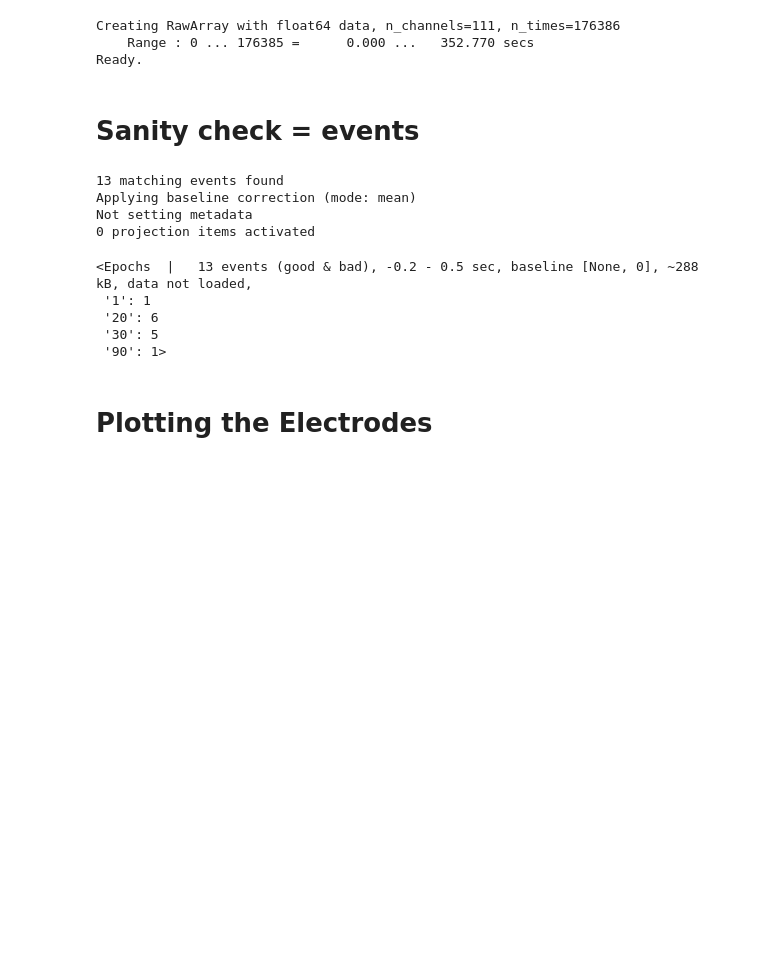
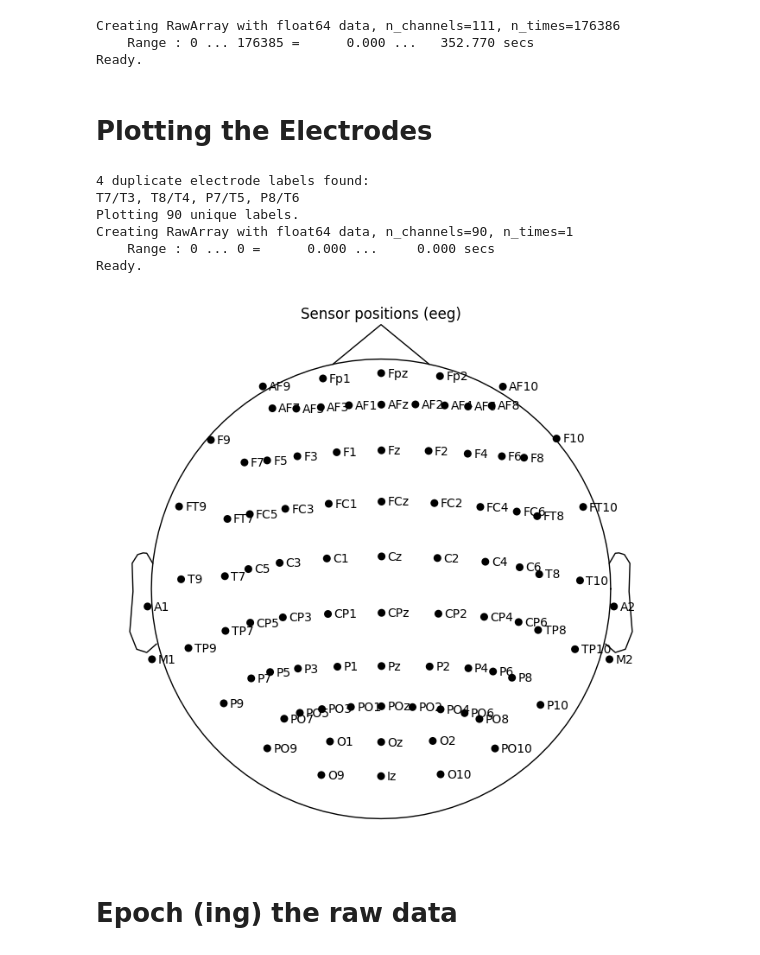
Before and after one commit to venkateshness/Internship_HBN, a Jupyter notebook: S4B2.ipynb, the cells around one changed output. Cells and saved outputs as stored; diff of their text form; code cells hidden in the pictures; blank space fills up the shorter version.

```diff
--- a/S4B2.ipynb
+++ b/S4B2.ipynb
@@ -81,20 +85,24 @@ raw, events = csv_to_raw_mne(path_to_file,path_to_montage_ses,fs,path_to_events,
 Creating RawArray with float64 data, n_channels=111, n_times=176386
     Range : 0 ... 176385 =      0.000 ...   352.770 secs
 Ready.
-# %% [markdown]
-# Sanity check = events
-# %%
-epoched = mne.Epochs(raw,events)
-epoched
-# %% [output]
-13 matching events found
-Applying baseline correction (mode: mean)
-Not setting metadata
-0 projection items activated
-<Epochs  |   13 events (good & bad), -0.2 - 0.5 sec, baseline [None, 0], ~288 kB, data not loaded,
- '1': 1
- '20': 6
- '30': 5
- '90': 1>
 # %% [markdown]
 # Plotting the Electrodes
+# %%
+%matplotlib qt
+montage_1020 = mne.channels.make_standard_montage("standard_1020")
+#montage_hydro = mne.channels.make_standard_montage("GSN-HydroCel-129") #without the removal of the bad electrodes
+
+# for an easier comarison, plotting in a separate windows. However only the 2nd plot is shown inside the notebook
+raw.plot_sensors(show_names=True,title='HydroCel')
+
+montage_1020.plot()
+# %% [output]
+4 duplicate electrode labels found:
+T7/T3, T8/T4, P7/T5, P8/T6
+Plotting 90 unique labels.
+Creating RawArray with float64 data, n_channels=90, n_times=1
+    Range : 0 ... 0 =      0.000 ...     0.000 secs
+Ready.
+[figure, added]
+# %% [markdown]
+# Epoch (ing) the raw data
```
Also changed, not shown: parts of 15 cells of this notebook.
